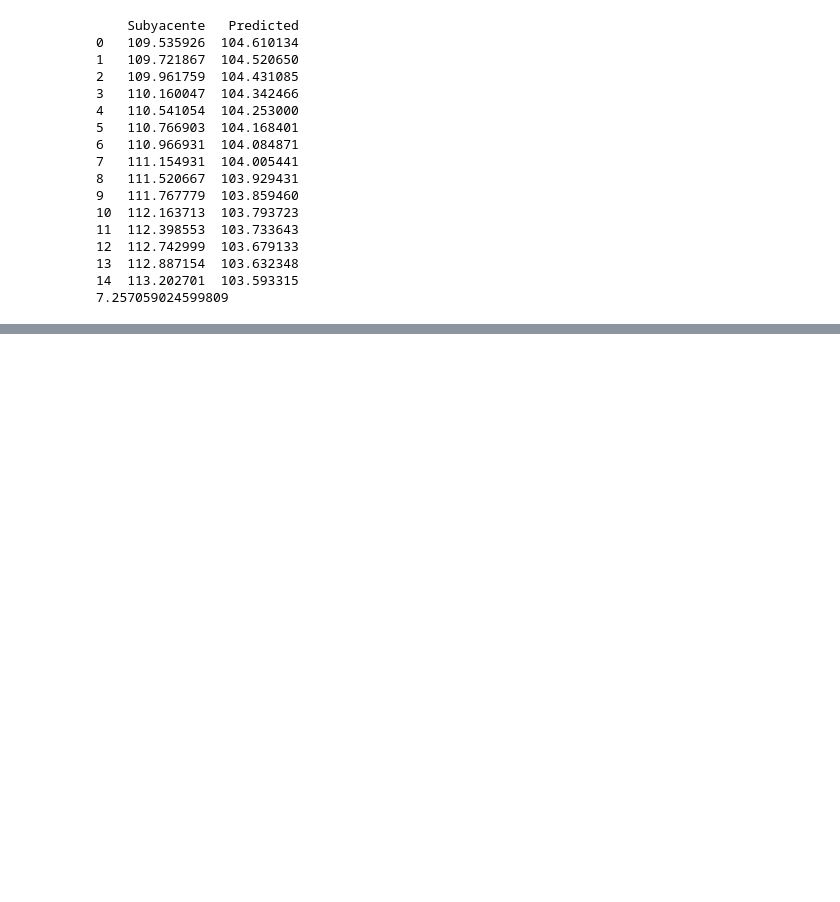
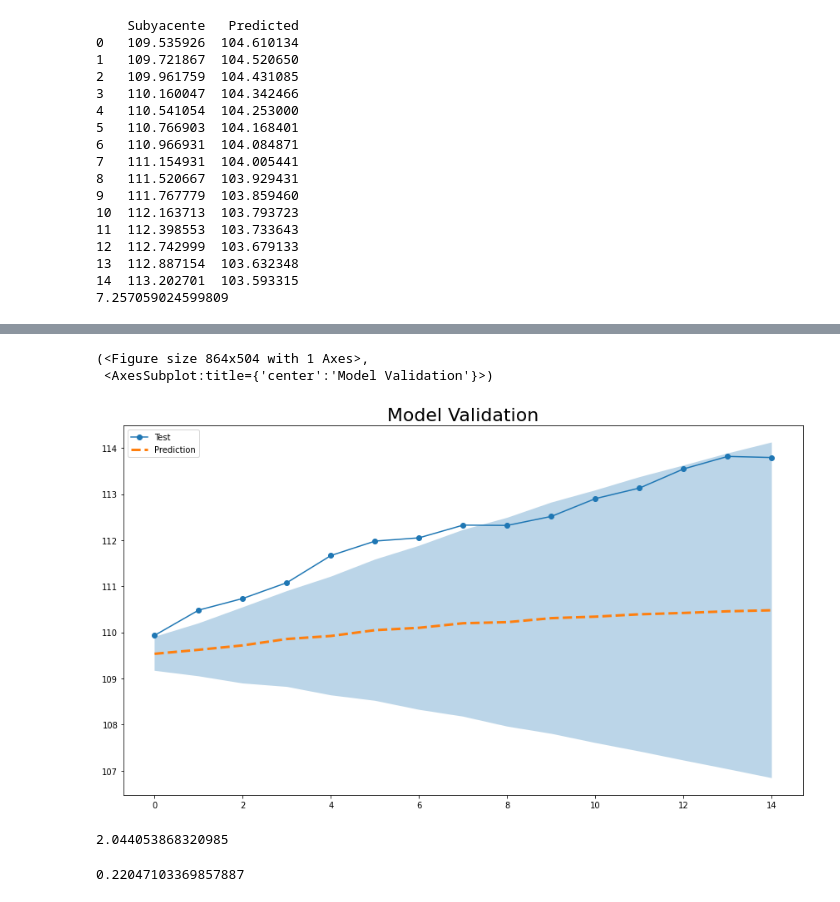
Before and after one commit to IquiBalamHM/hackmty-2021, a Jupyter notebook: jamir/model.ipynb, the cells around one changed output, grey strips where cells are left out. Cells and saved outputs as stored; diff of their text form; code cells hidden in the pictures; blank space fills up the shorter version.

```diff
--- a/jamir/model.ipynb
+++ b/jamir/model.ipynb
@@ -288 +291,6 @@ print(pred_df["pred"])
 Name: pred, dtype: float64
+# %%
+model = pm.auto_arima(inflation_train["General"], start_p=0, start_q=0)
+best_order = model.get_params()['order']
+best_seasonal_order = model.get_params()['seasonal_order']
+model.summary()
@@ -288,0 +321,19 @@ Name: pred, dtype: float64
+# %%
+model = sm.tsa.statespace.SARIMAX(inflation_train["General"], order=best_order, seasonal_order=best_seasonal_order, exog=full_exog[:-15].values)
+model_fit = model.fit(disp=False)
+# %%
+pred_df = forecast_to_df(model_fit, steps = len(inflation_test["General"]))
+# %%
+plot_train_test_pred(inflation_test["General"], pred_df.reset_index())
+# %% [output]
+(<Figure size 864x504 with 1 Axes>,
+ <AxesSubplot:title={'center':'Model Validation'}>)
+[figure, added]
+# %%
+print(mean_absolute_error(inflation_test["General"], pred_df["pred"]))
+# %% [output]
+2.044053868320985
+# %%
+print(model_fit.mae)
+# %% [output]
+0.22047103369857887
```
Also changed, not shown: parts of 6 cells of this notebook.
